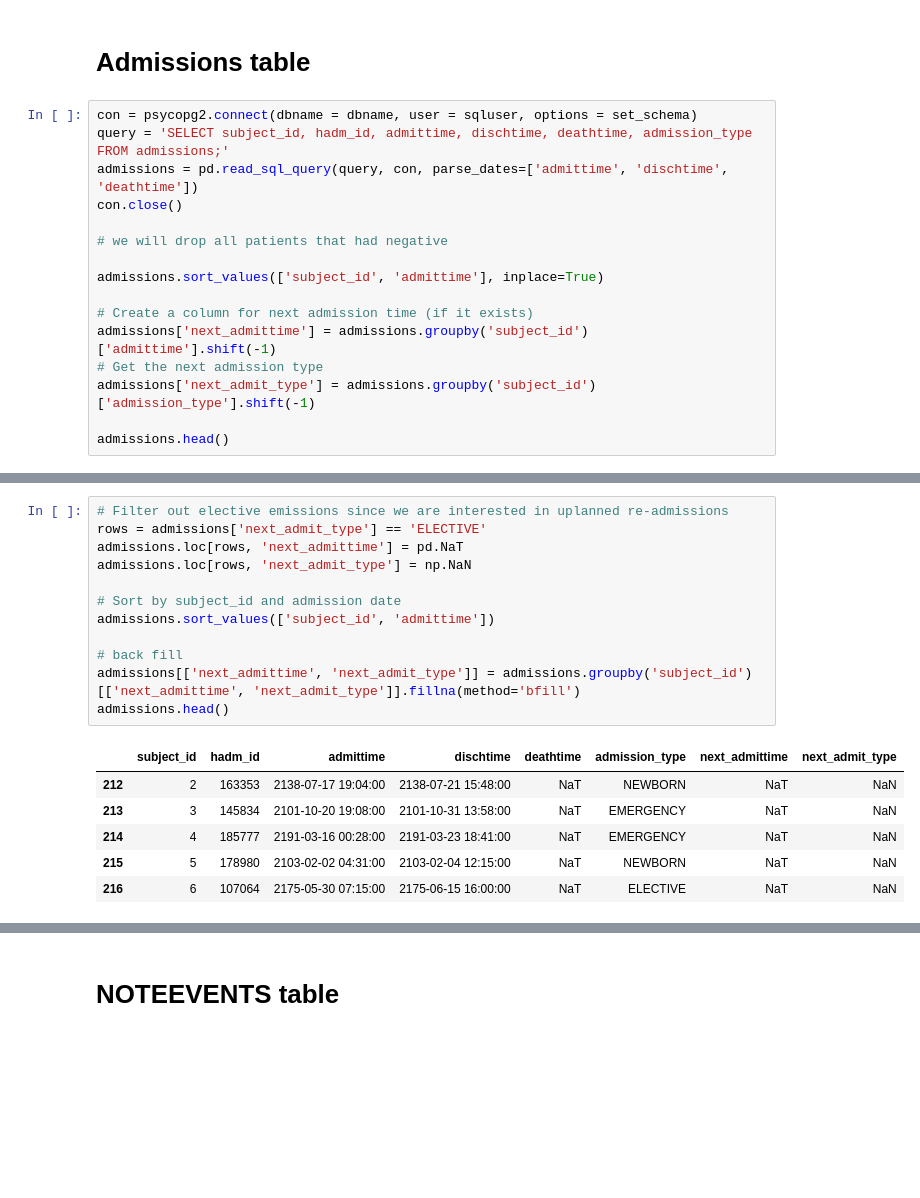
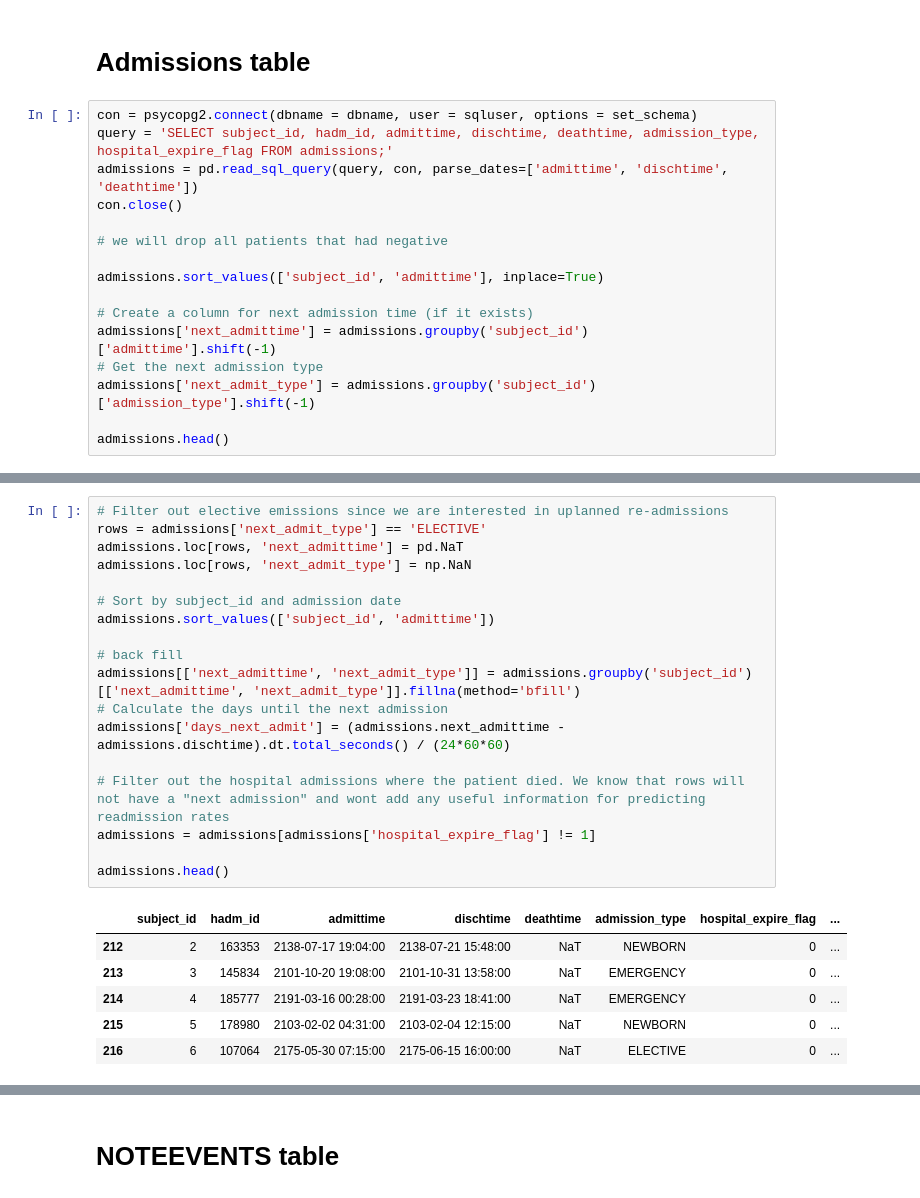
Before and after one commit to mlpaff/MIMIC, a Jupyter notebook: mimic_nlp.ipynb, the cells around one changed output, grey strips where cells are left out. Drawn from its saved outputs; the diff is of its cells as text; blank space fills up the shorter version.

```diff
--- a/mimic_nlp.ipynb
+++ b/mimic_nlp.ipynb
@@ -43,7 +47,7 @@ set_schema = '--search_path=mimiciii'
 # Admissions table
 # %%
 con = psycopg2.connect(dbname = dbname, user = sqluser, options = set_schema)
-query = 'SELECT subject_id, hadm_id, admittime, dischtime, deathtime, admission_type FROM admissions;'
+query = 'SELECT subject_id, hadm_id, admittime, dischtime, deathtime, admission_type, hospital_expire_flag FROM admissions;'
 admissions = pd.read_sql_query(query, con, parse_dates=['admittime', 'dischtime', 'deathtime'])
 con.close()
 
@@ -67,19 +71,25 @@ admissions.head()
 # %%
 # Filter out elective emissions since we are interested in uplanned re-admissions
 rows = admissions['next_admit_type'] == 'ELECTIVE'
 admissions.loc[rows, 'next_admittime'] = pd.NaT
 admissions.loc[rows, 'next_admit_type'] = np.NaN
 
 # Sort by subject_id and admission date
 admissions.sort_values(['subject_id', 'admittime'])
 
 # back fill
 admissions[['next_admittime', 'next_admit_type']] = admissions.groupby('subject_id')[['next_admittime', 'next_admit_type']].fillna(method='bfill')
+# Calculate the days until the next admission
+admissions['days_next_admit'] = (admissions.next_admittime - admissions.dischtime).dt.total_seconds() / (24*60*60)
+
+# Filter out the hospital admissions where the patient died. We know that rows will not have a "next admission" and wont add any useful information for predicting readmission rates
+admissions = admissions[admissions['hospital_expire_flag'] != 1]
+
 admissions.head()
 # %% [output]
-|  | subject_id | hadm_id | admittime | dischtime | deathtime | admission_type | next_admittime | next_admit_type |
-| 212 | 2 | 163353 | 2138-07-17 19:04:00 | 2138-07-21 15:48:00 | NaT | NEWBORN | NaT | NaN |
-| 213 | 3 | 145834 | 2101-10-20 19:08:00 | 2101-10-31 13:58:00 | NaT | EMERGENCY | NaT | NaN |
-| 214 | 4 | 185777 | 2191-03-16 00:28:00 | 2191-03-23 18:41:00 | NaT | EMERGENCY | NaT | NaN |
-| 215 | 5 | 178980 | 2103-02-02 04:31:00 | 2103-02-04 12:15:00 | NaT | NEWBORN | NaT | NaN |
-| 216 | 6 | 107064 | 2175-05-30 07:15:00 | 2175-06-15 16:00:00 | NaT | ELECTIVE | NaT | NaN |
+|  | subject_id | hadm_id | admittime | dischtime | deathtime | admission_type | hospital_expire_flag | ... |
+| 212 | 2 | 163353 | 2138-07-17 19:04:00 | 2138-07-21 15:48:00 | NaT | NEWBORN | 0 | ... |
+| 213 | 3 | 145834 | 2101-10-20 19:08:00 | 2101-10-31 13:58:00 | NaT | EMERGENCY | 0 | ... |
+| 214 | 4 | 185777 | 2191-03-16 00:28:00 | 2191-03-23 18:41:00 | NaT | EMERGENCY | 0 | ... |
+| 215 | 5 | 178980 | 2103-02-02 04:31:00 | 2103-02-04 12:15:00 | NaT | NEWBORN | 0 | ... |
+| 216 | 6 | 107064 | 2175-05-30 07:15:00 | 2175-06-15 16:00:00 | NaT | ELECTIVE | 0 | ... |
```
Also changed, not shown: parts of 46 cells of this notebook, 1 other file.
